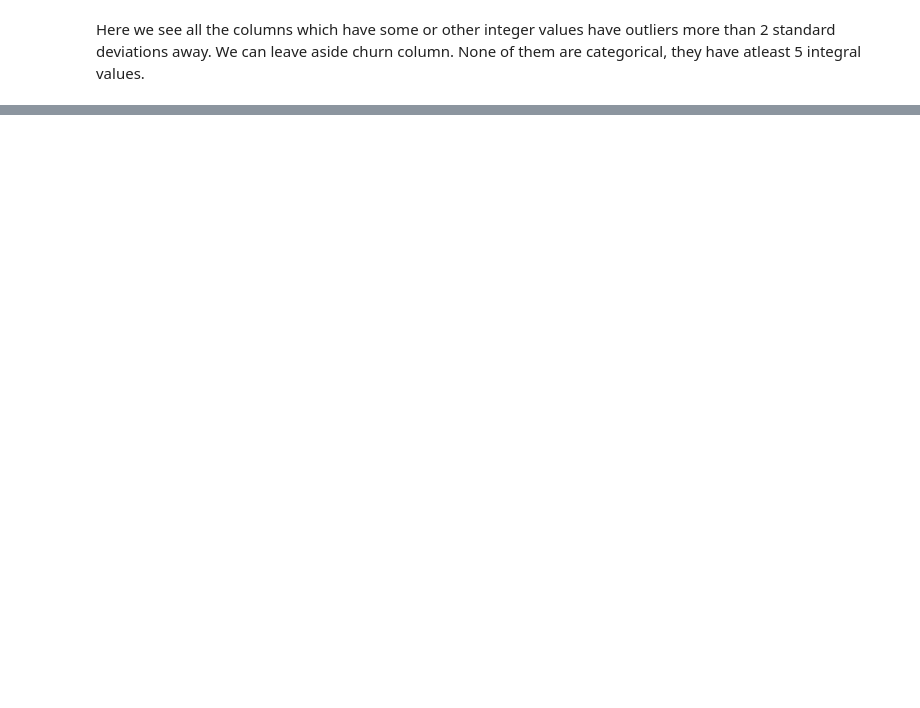
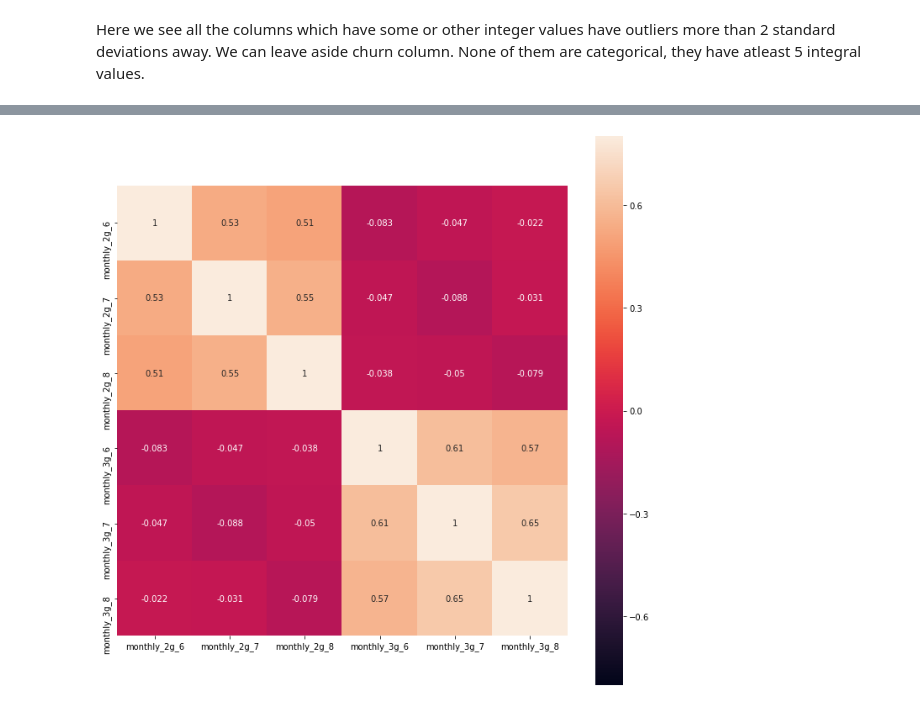
Before and after one commit to Shakeebbk/telecom-churn-case-study, a Jupyter notebook: MergedSolution.ipynb, the cells around one changed output, grey strips where cells are left out. Saved outputs shown, nothing was run; the diff lists cells and outputs as text; code cells hidden in the pictures; blank space fills up the shorter version.

```diff
--- a/MergedSolution.ipynb
+++ b/MergedSolution.ipynb
@@ -802,0 +903,6 @@ len(indexes_tobedropped)
+# %%
+high_value_customers['count_rec_2g'] = (high_value_customers['count_rech_2g_6'] + \
+                            high_value_customers['count_rech_2g_7'] + high_value_customers['count_rech_2g_8']) / 3
+
+high_value_customers['count_rec_3g'] = (high_value_customers['count_rech_3g_6'] + \
+                            high_value_customers['count_rech_3g_7'] + high_value_customers['count_rech_3g_8']) / 3
@@ -802,0 +916,7 @@ len(indexes_tobedropped)
+# %%
+corr = high_value_customers[monthly_cols].corr()
+fig, ax = plt.subplots(figsize=(12,12))
+sns.heatmap(corr, square=True, vmin=-0.8, vmax=0.8, ax=ax, annot=True)
+plt.show()
+# %% [output]
+[figure, added]
```
Also changed, not shown: parts of 120 cells of this notebook, 2 other files.
